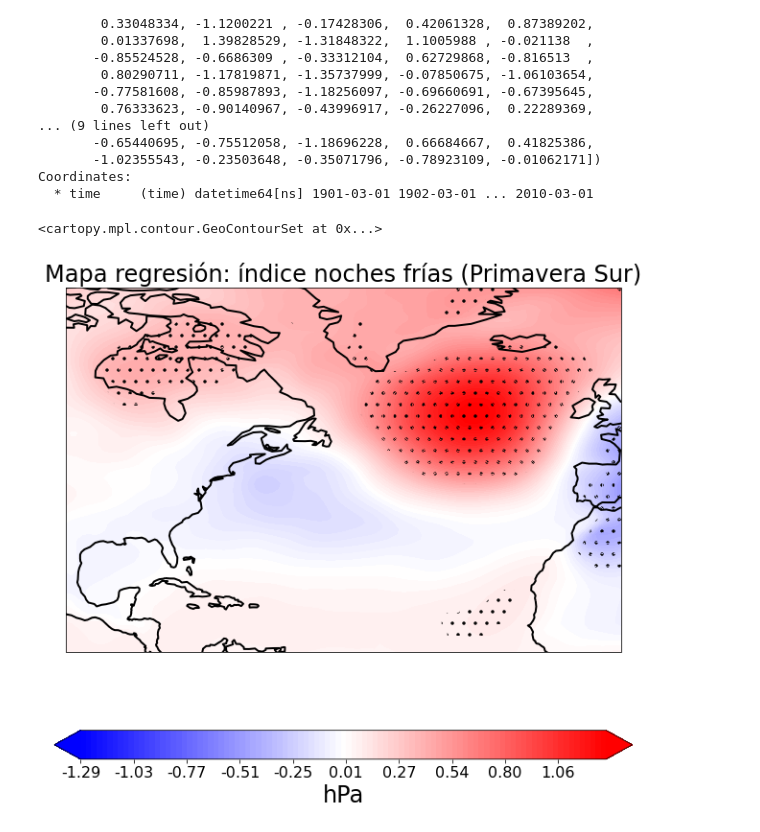
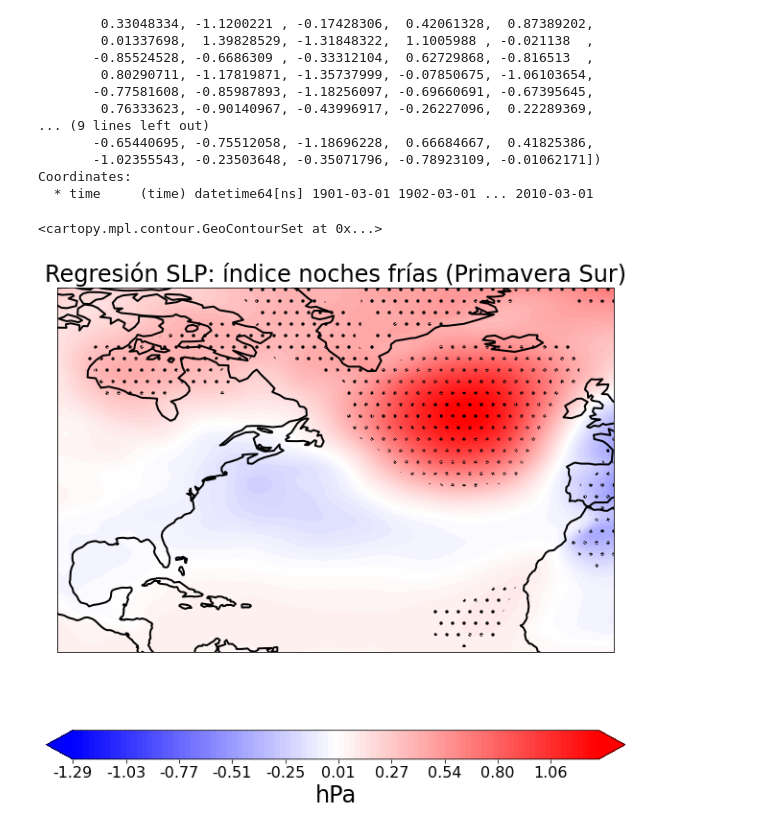
Before and after one commit to nagoremeabe/practica_3, a Jupyter notebook: Practica3_Diego_Parte2.ipynb, the cells around one changed output. Drawn from its saved outputs; the diff is of its cells as text; code cells hidden in the pictures.

```diff
--- a/Practica3_Diego_Parte2.ipynb
+++ b/Practica3_Diego_Parte2.ipynb
@@ -964,7 +968,7 @@ Tn10p_spring_Sm = correct_series(Tn10p_spring_S,freq='YS')
 Tx10p_spring_Sm = correct_series(Tx10p_spring_S,freq='YS')
 # %%
 anomN_S_spring = (Tn10p_spring_Sm-Tn10p_spring_Sm.mean())/Tn10p_spring_Sm.std()
-anomN_S_spring = (Tx10p_spring_Sm-Tx10p_spring_Sm.mean())/Tx10p_spring_Sm.std()
+anomD_S_spring = (Tx10p_spring_Sm-Tx10p_spring_Sm.mean())/Tx10p_spring_Sm.std()
 # %%
 anomN_S_spring
 # %% [output]
@@ -990,14 +994,14 @@ corIS,PvalueIS,cor_sigIS,regIS,regIS_sig=IndexRegression(np.transpose(ATN_spring
 # %%
 fig = plt.figure(figsize=(18,10),facecolor='w')
 ax = fig.add_subplot(111, projection=ccrs.PlateCarree(0))
 
 var = regIS/100
 var_sig = regIS_sig/100
 rang = max((abs(var.min()),abs(var.max())))
 levels = np.linspace(-rang,rang,100)
 
-dibujo_1_mapa_cartopy(np.reshape(var,(nlat,nlon)),lonAN,latAN,levels,'bwr','hPa','Mapa regresión: índice noches frías (Primavera Sur)', ax)
+dibujo_1_mapa_cartopy(np.reshape(var,(nlat,nlon)),lonAN,latAN,levels,'bwr','hPa','Regresión SLP: índice noches frías (Primavera Sur)', ax)
 ax.contourf(lonAN,latAN,np.reshape(var_sig,(nlat,nlon)),cmap='bwr',levels=levels,hatches='.')
 # %% [output]
 <cartopy.mpl.contour.GeoContourSet at 0x...>
-[figure, old version]
+[figure, new version]
```
Also changed, not shown: parts of 20 cells of this notebook.
